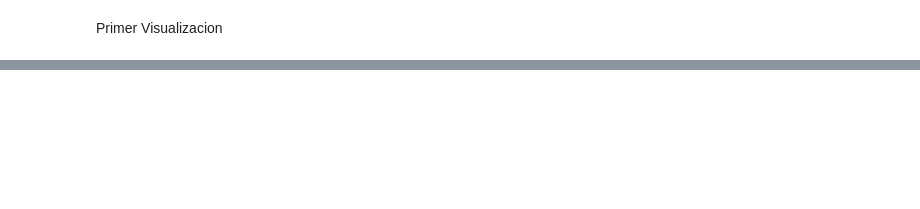
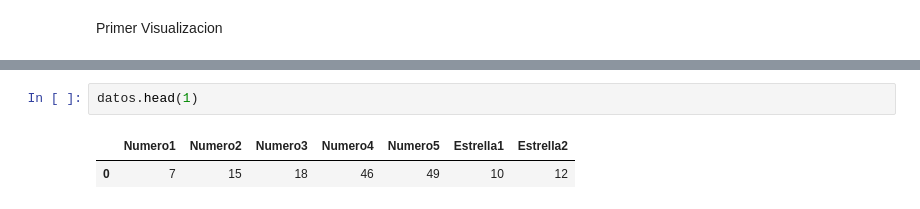
Before and after one commit to Ariel010/Euromillon, a Jupyter notebook: Sorteo.ipynb, the cells around one changed output, grey strips where cells are left out. Drawn from its saved outputs; the diff is of its cells as text; blank space fills up the shorter version.

```diff
--- a/Sorteo.ipynb
+++ b/Sorteo.ipynb
@@ -68,0 +308,5 @@ plt.show()
+# %%
+datos.head(1)
+# %% [output]
+|  | Numero1 | Numero2 | Numero3 | Numero4 | Numero5 | Estrella1 | Estrella2 |
+| 0 | 7 | 15 | 18 | 46 | 49 | 10 | 12 |
```
Also changed, not shown: parts of 18 cells of this notebook, 1 other file.
